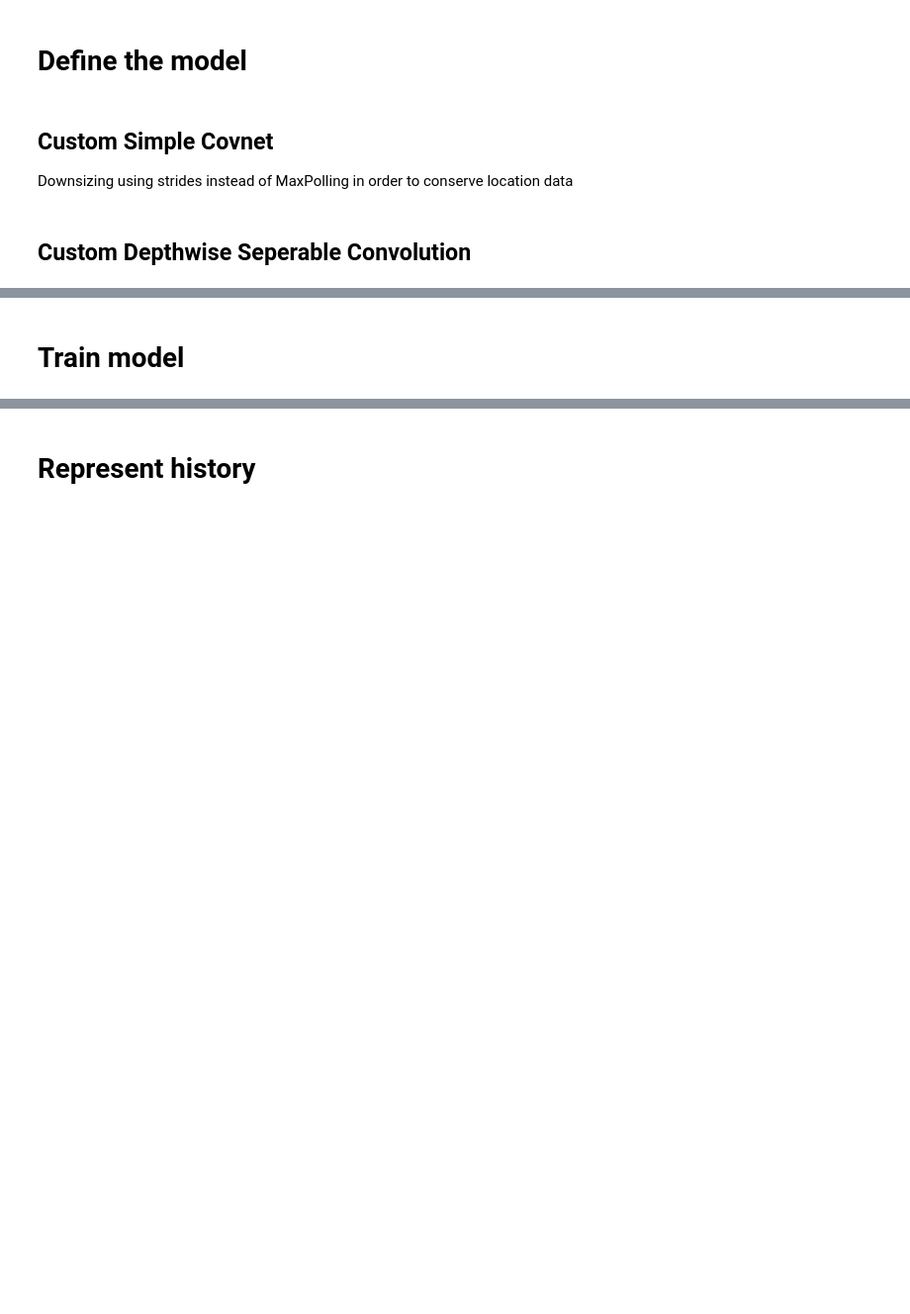
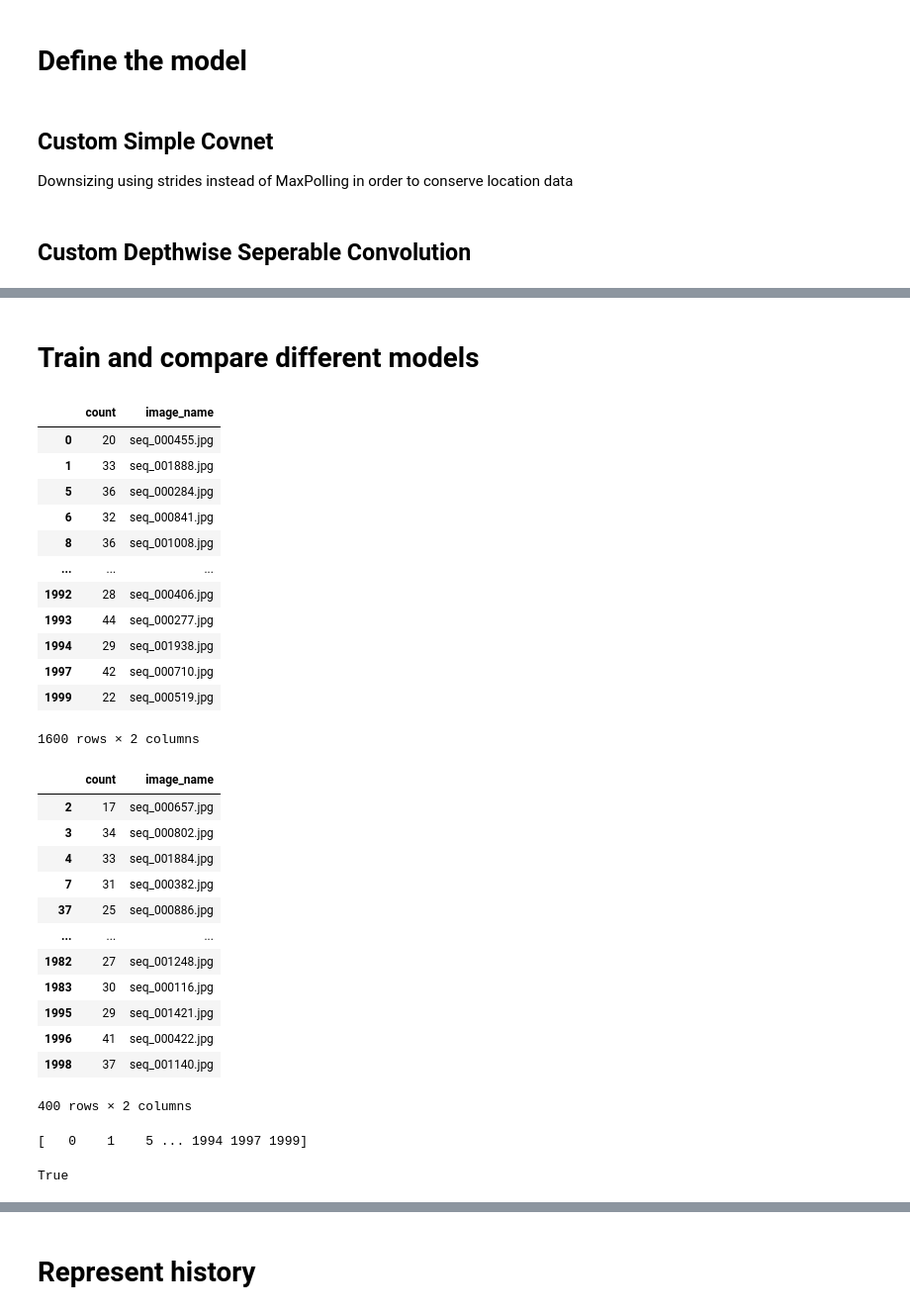
Before and after one commit to o-love/VC_Proyecto-final, a Jupyter notebook: Modelo1.ipynb, the cells around one changed output, grey strips where cells are left out. Shown at 99% size. Drawn from its saved outputs; the diff is of its cells as text; code cells hidden in the pictures; blank space fills up the shorter version.

```diff
--- a/Modelo1.ipynb
+++ b/Modelo1.ipynb
@@ -214,5 +168,5 @@ _________________________________________________________________
 # %% [markdown]
-# Train model
+# Train and compare different models
 # %%
 model.compile(loss="mse", optimizer="adam", metrics=["mae"])
 # TODO: Try mae vs accuracy. mae should be better since we are adjusting it to get closer to the actual value
@@ -232,0 +185,41 @@ Wsave = model.get_weights()
+# %%
+kf = KFold(n_splits = 5, shuffle = True, random_state = 2)
+
+result= next(kf.split(labels_df), None)
+display(labels_df.iloc[result[0]])
+
+test =  labels_df.iloc[result[1]]
+display(test)
+print(result[0])
+# %% [output]
+|  | count | image_name |
+| 0 | 20 | seq_000455.jpg |
+| 1 | 33 | seq_001888.jpg |
+| 5 | 36 | seq_000284.jpg |
+| 6 | 32 | seq_000841.jpg |
+| 8 | 36 | seq_001008.jpg |
+| ... | ... | ... |
+| 1992 | 28 | seq_000406.jpg |
+| 1993 | 44 | seq_000277.jpg |
+| 1994 | 29 | seq_001938.jpg |
+| 1997 | 42 | seq_000710.jpg |
+| 1999 | 22 | seq_000519.jpg |
+1600 rows × 2 columns
+|  | count | image_name |
+| 2 | 17 | seq_000657.jpg |
+| 3 | 34 | seq_000802.jpg |
+| 4 | 33 | seq_001884.jpg |
+| 7 | 31 | seq_000382.jpg |
+| 37 | 25 | seq_000886.jpg |
+| ... | ... | ... |
+| 1982 | 27 | seq_001248.jpg |
+| 1983 | 30 | seq_000116.jpg |
+| 1995 | 29 | seq_001421.jpg |
+| 1996 | 41 | seq_000422.jpg |
+| 1998 | 37 | seq_001140.jpg |
+400 rows × 2 columns
+[   0    1    5 ... 1994 1997 1999]
+# %%
+all(labels_df.iloc[result[0]]['image_name'].apply(lambda x: isinstance(x, str)))
+# %% [output]
+True
```
Also changed, not shown: parts of 18 cells of this notebook, 1 other file.
